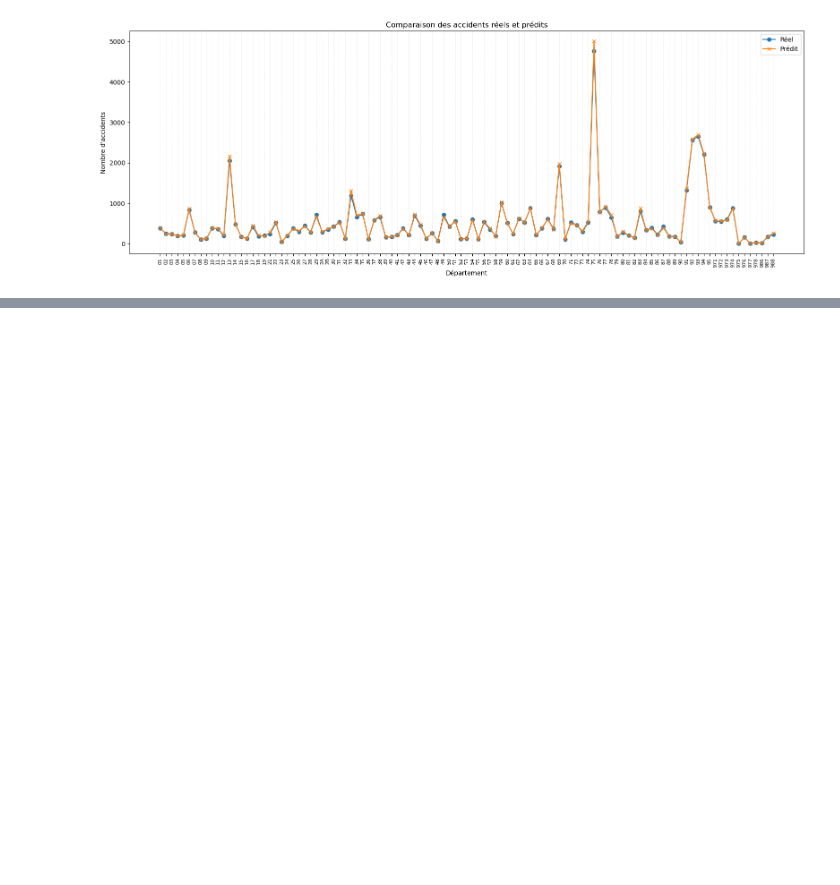
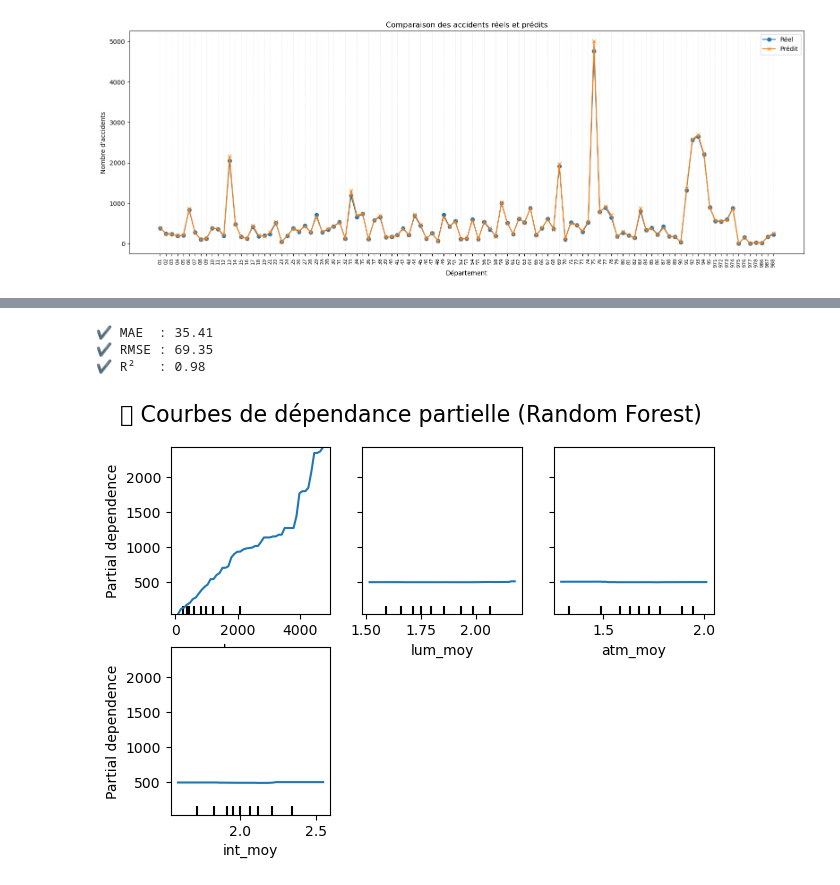
Before and after one commit to Rayan-Nemri/projetRydna, a Jupyter notebook: accident2023.ipynb, the cells around one changed output, grey strips where cells are left out. Cells and saved outputs as stored; diff of their text form; code cells hidden in the pictures; blank space fills up the shorter version.

```diff
--- a/accident2023.ipynb
+++ b/accident2023.ipynb
@@ -799,0 +747,36 @@ NameError: name 'df' is not defined
+# %%
+from sklearn.metrics import mean_absolute_error, mean_squared_error, r2_score
+
+# Prédiction déjà faite : y_pred
+mae = mean_absolute_error(y_test, y_pred)
+rmse = mean_squared_error(y_test, y_pred, squared=False)
+r2 = r2_score(y_test, y_pred)
+
+print(f"✔️ MAE  : {mae:.2f}")
+print(f"✔️ RMSE : {rmse:.2f}")
+print(f"✔️ R²   : {r2:.2f}")
+# %% [output]
+✔️ MAE  : 35.41
+✔️ RMSE : 69.35
+✔️ R²   : 0.98
+# %%
+from sklearn.inspection import plot_partial_dependence
+import matplotlib.pyplot as plt
+
+# Variables à analyser
+features_to_plot = ['nombre_usagers', 'lum_moy', 'atm_moy', 'int_moy']
+
+# Générer les PDP
+plot_partial_dependence(
+    estimator=rf,
+    X=X,
+    features=features_to_plot,
+    grid_resolution=50,
+    n_jobs=-1
+)
+
+plt.suptitle("🧠 Courbes de dépendance partielle (Random Forest)", fontsize=16)
+plt.tight_layout()
+plt.show()
+# %% [output]
+[figure, added]
```
Also changed, not shown: parts of 14 cells of this notebook, 1 other file.
